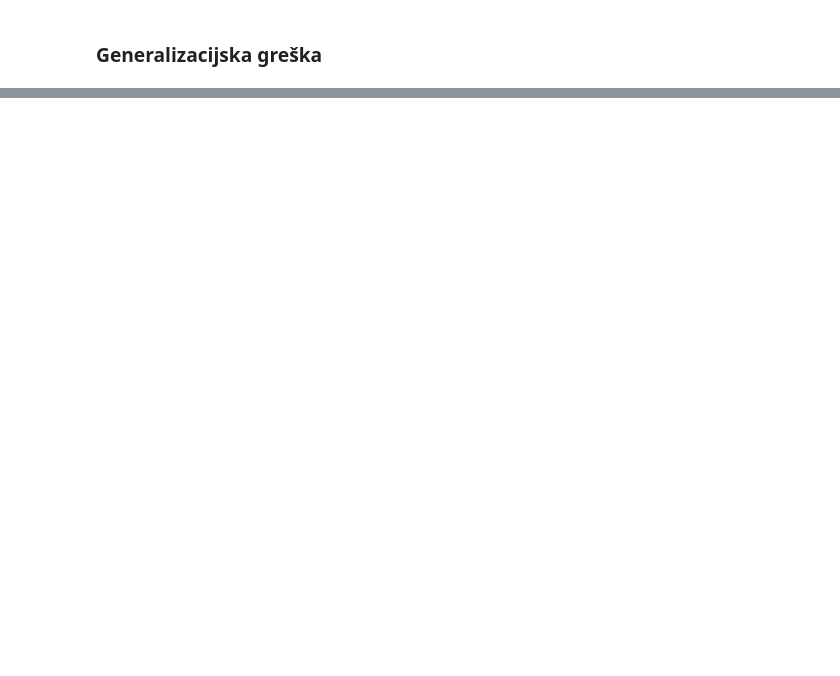
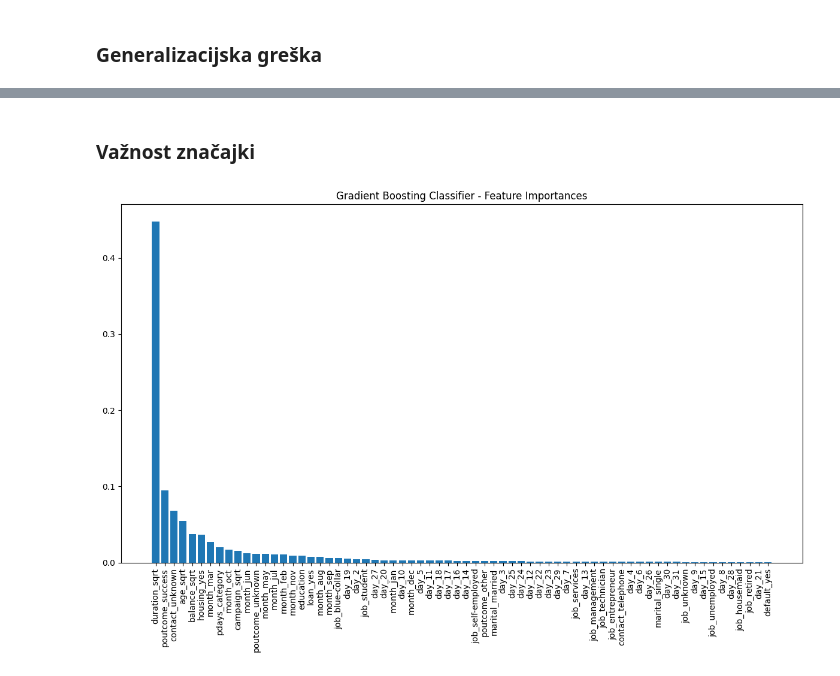
Before and after one commit to dsabljic/Bank-Marketing, a Jupyter notebook: BankMarketing.ipynb, the cells around one changed output, grey strips where cells are left out. Saved outputs shown, nothing was run; the diff lists cells and outputs as text; code cells hidden in the pictures; blank space fills up the shorter version.

```diff
--- a/BankMarketing.ipynb
+++ b/BankMarketing.ipynb
@@ -778,7 +779,7 @@ evaluate_models(X_train_final_log_oh, y_train_log_oh)
 ### Trazenje najboljih hiperparametara
 # %%
 param_dist_grad = {
-    'n_estimators': [50, 100, 200],
+    'n_estimators': [50, 100, 200, 300],
     'learning_rate': [0.001, 0.01, 0.1, 0.003, 0.03, 0.3],
     'max_depth': [3, 4, 5],
     'subsample': [0.7, 0.8, 0.9, 1.0]
@@ -868,0 +875,16 @@ ROC AUC Score: 0.8531425880111317
+# %% [markdown]
+### Važnost značajki
+# %%
+def plot_feature_importance(importances, feature_names, title):
+    indices = np.argsort(importances)[::-1]
+    plt.figure(figsize=(12, 8))
+    plt.title(title)
+    plt.bar(range(len(importances)), importances[indices], align="center")
+    plt.xticks(range(len(importances)), [feature_names[i] for i in indices], rotation=90)
+    plt.tight_layout()
+    plt.show()
+# %%
+grad_importances = best_grad.feature_importances_
+plot_feature_importance(grad_importances, X_train_final_sqrt_combo.columns, "Gradient Boosting Classifier - Feature Importances")
+# %% [output]
+[figure, added]
```
Also changed, not shown: parts of 22 cells of this notebook.
